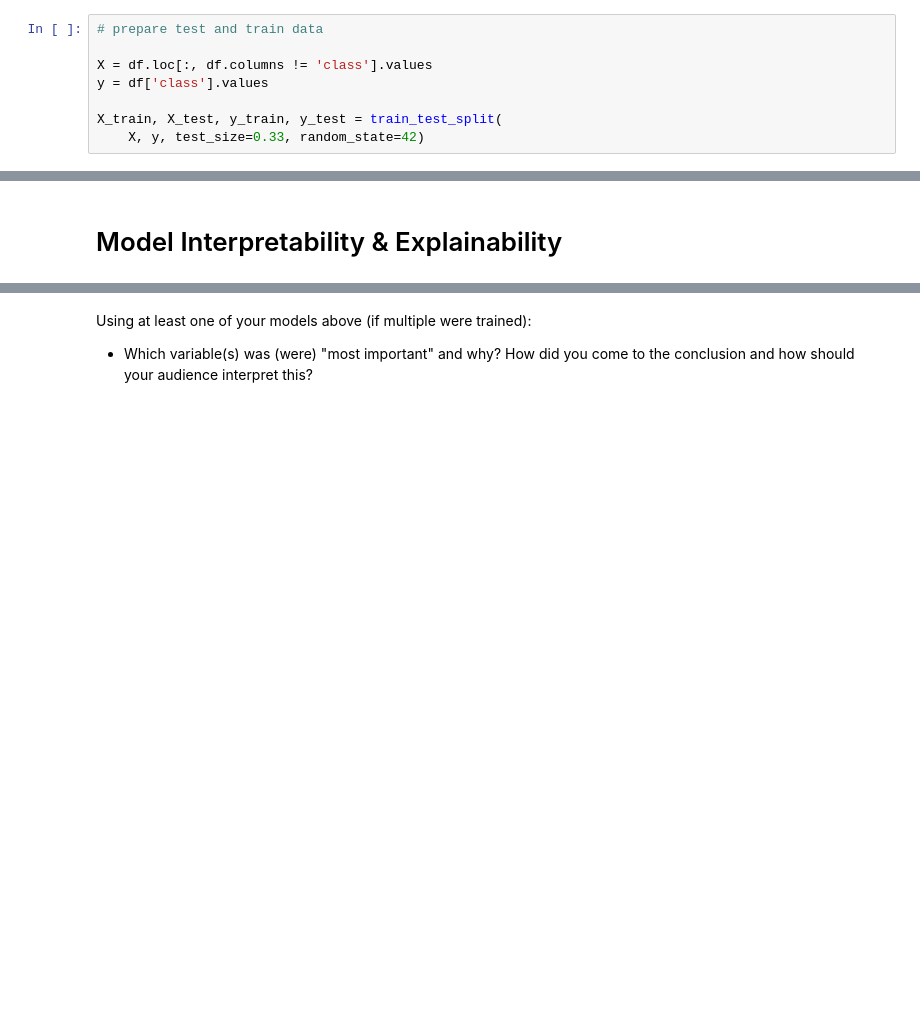
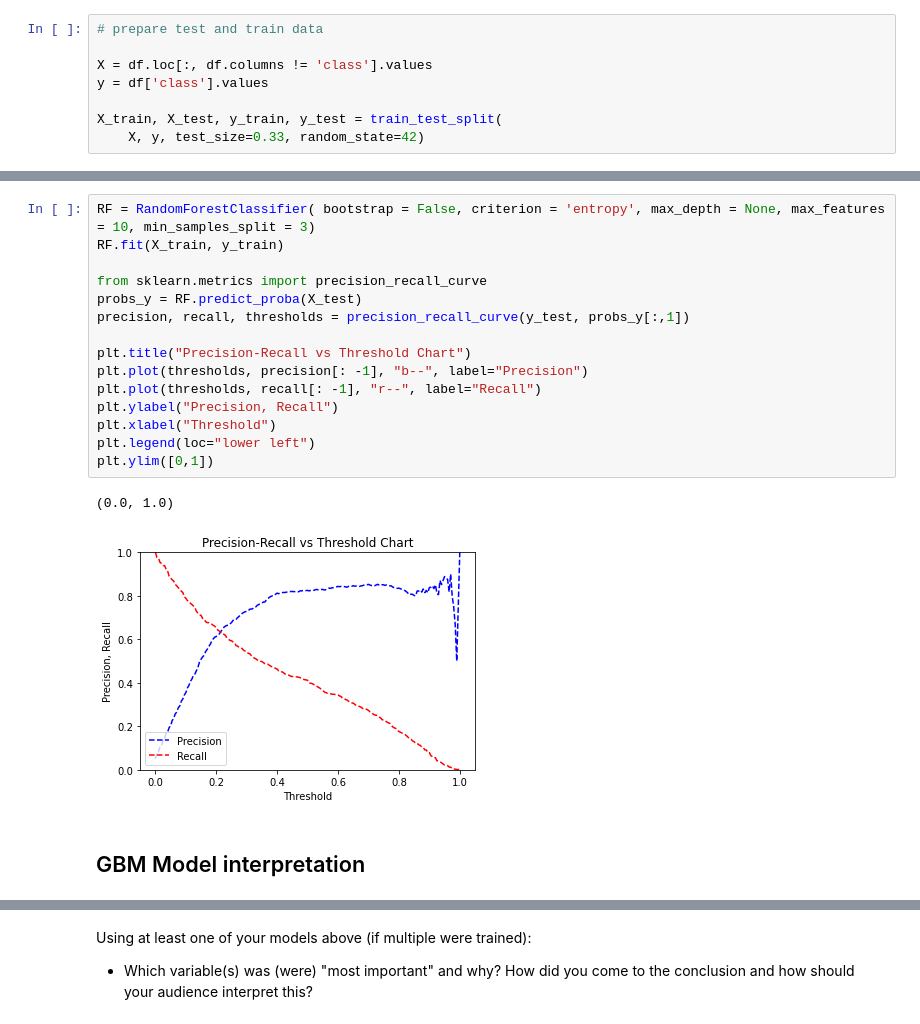
Before and after one commit to bSharpCyclist/MSDS-7333-QTW, a Jupyter notebook: Bo_Case4.ipynb, the cells around one changed output, grey strips where cells are left out. Saved outputs shown, nothing was run; the diff lists cells and outputs as text; blank space fills up the shorter version.

```diff
--- a/Bo_Case4.ipynb
+++ b/Bo_Case4.ipynb
@@ -526,2 +592,20 @@ array([[13599,     4],
+# %%
+RF = RandomForestClassifier( bootstrap = False, criterion = 'entropy', max_depth = None, max_features = 10, min_samples_split = 3)
+RF.fit(X_train, y_train)
+
+from sklearn.metrics import precision_recall_curve
+probs_y = RF.predict_proba(X_test)
+precision, recall, thresholds = precision_recall_curve(y_test, probs_y[:,1])
+
+plt.title("Precision-Recall vs Threshold Chart")
+plt.plot(thresholds, precision[: -1], "b--", label="Precision")
+plt.plot(thresholds, recall[: -1], "r--", label="Recall")
+plt.ylabel("Precision, Recall")
+plt.xlabel("Threshold")
+plt.legend(loc="lower left")
+plt.ylim([0,1])
+# %% [output]
+(0.0, 1.0)
+[figure, added]
 # %% [markdown]
-# Model Interpretability & Explainability
+## GBM Model interpretation
```
Also changed, not shown: parts of 35 cells of this notebook.
